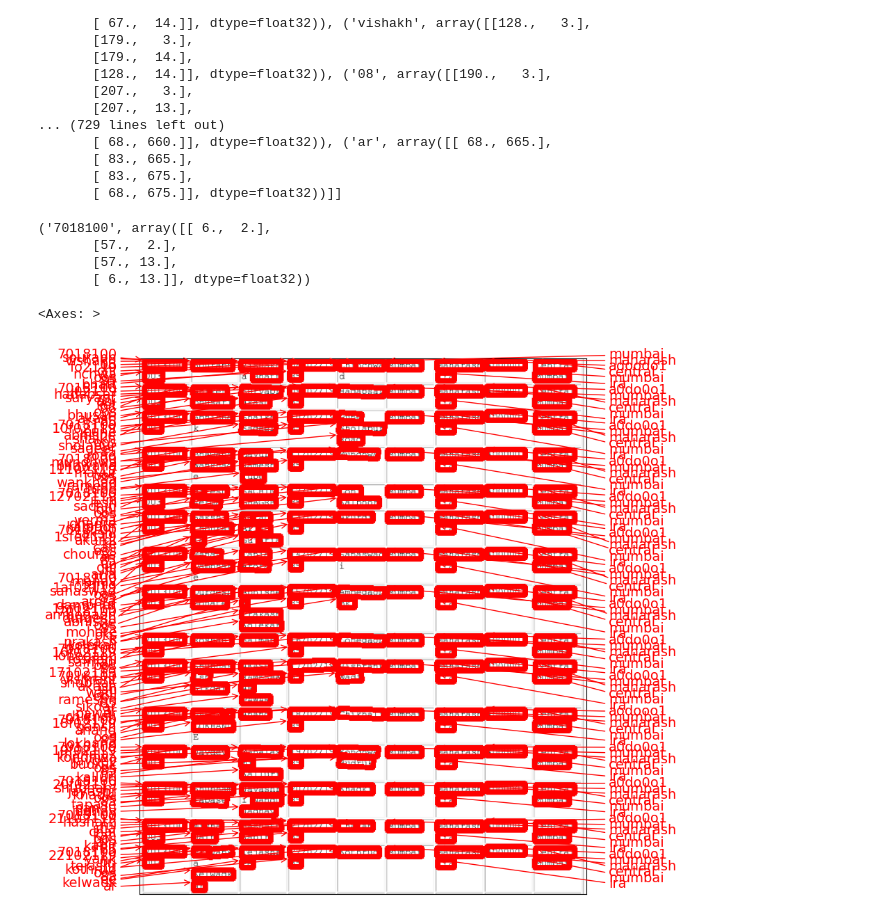
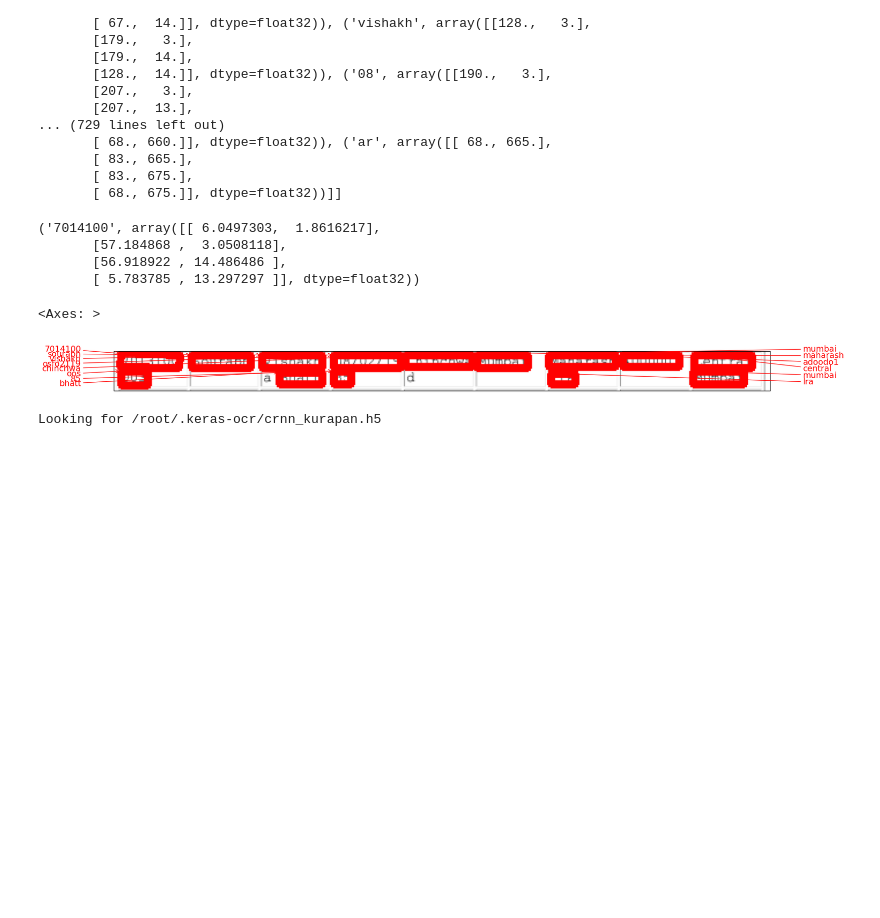
Before and after one commit to mitrasubham/OpenCVLLM, a Jupyter notebook: Text Recognition using CRNN.ipynb, the cells around one changed output. Drawn from its saved outputs; the diff is of its cells as text; code cells hidden in the pictures; blank space fills up the shorter version.

```diff
--- a/Text Recognition using CRNN.ipynb
+++ b/Text Recognition using CRNN.ipynb
@@ -29,7 +29,7 @@ import glob
 import matplotlib.pyplot as plt
 %matplotlib inline
 # %%
-image = keras_ocr.tools.read("page2.png")
+image = keras_ocr.tools.read("singleline.png")
 # %%
 pipeline = keras_ocr.pipeline.Pipeline()
 # %% [output]
@@ -70,13 +70,17 @@ predictions = prediction_groups[0]
 # %%
 print(predictions[0])
 # %% [output]
-('7018100', array([[ 6.,  2.],
-       [57.,  2.],
-       [57., 13.],
-       [ 6., 13.]], dtype=float32))
+('7014100', array([[ 6.0497303,  1.8616217],
+       [57.184868 ,  3.0508118],
+       [56.918922 , 14.486486 ],
+       [ 5.783785 , 13.297297 ]], dtype=float32))
 # %%
-fig,ax = plt.subplots(figsize = [10,10])
+fig,ax = plt.subplots(figsize = [20,20])
 keras_ocr.tools.drawAnnotations(image, predictions, ax=ax)
 # %% [output]
 <Axes: >
-[figure, old version]
+[figure, new version]
+# %%
+recognizer = keras_ocr.recognition.Recognizer()
+# %% [output]
+Looking for /root/.keras-ocr/crnn_kurapan.h5
```
Also changed, not shown: parts of 4 cells of this notebook.
